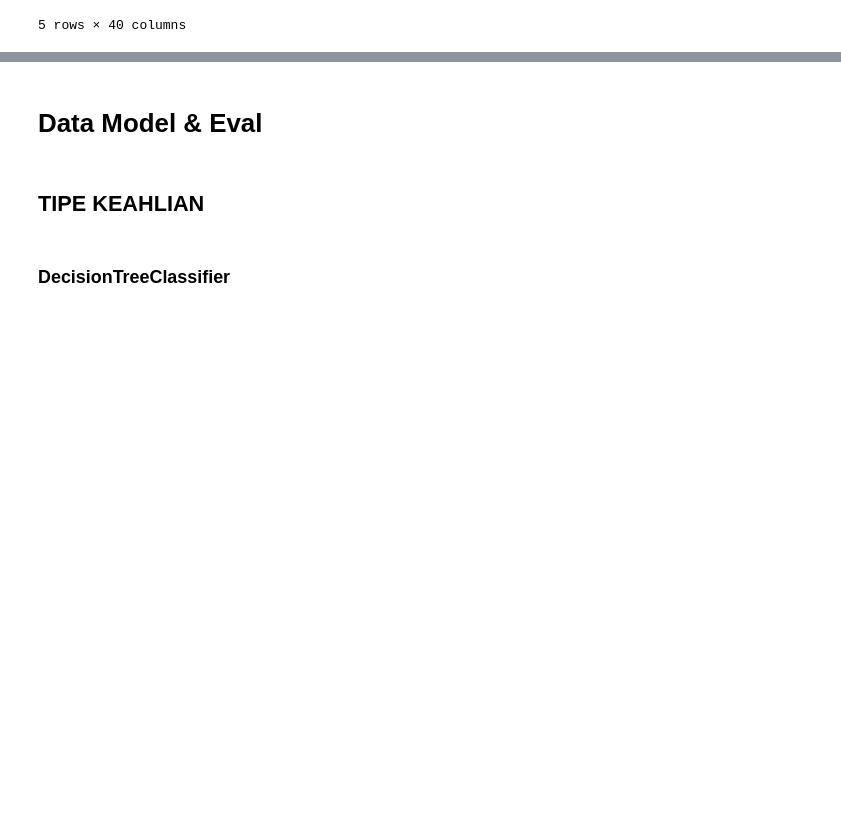
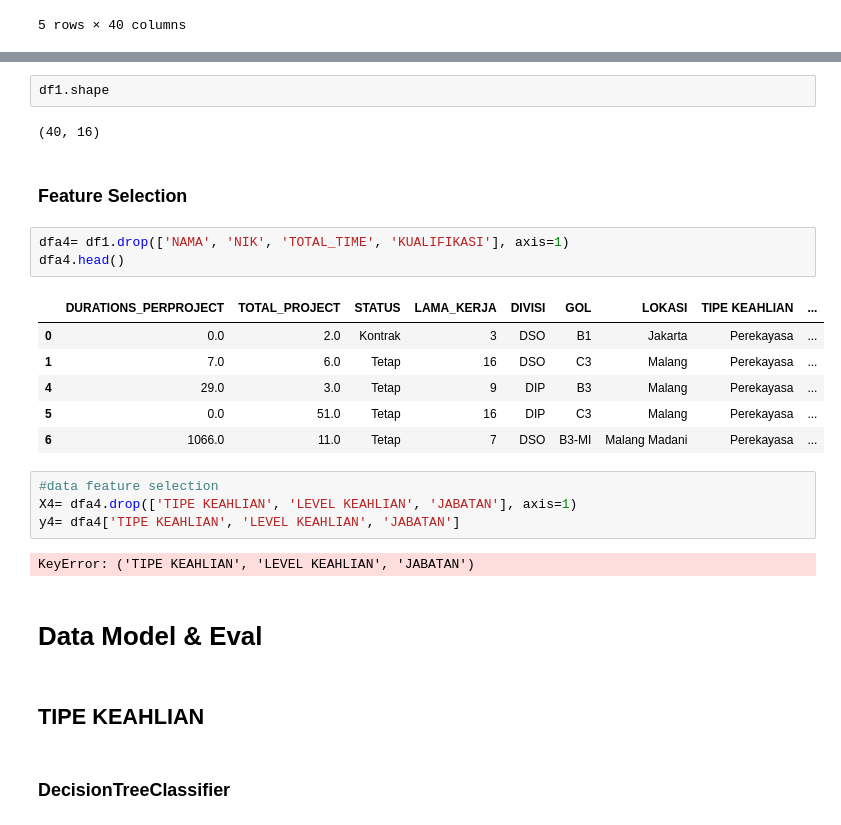
Before and after one commit to ghinamf/Data-Analyst_PKL, a Jupyter notebook: src/combData2.ipynb, the cells around one changed output, grey strips where cells are left out. Drawn from its saved outputs; the diff is of its cells as text; blank space fills up the shorter version.

```diff
--- a/src/combData2.ipynb
+++ b/src/combData2.ipynb
@@ -1125,3 +1591,25 @@ X3_train.head()
+# %%
+df1.shape
+# %% [output]
+(40, 16)
+# %% [markdown]
+### Feature Selection
+# %%
+dfa4= df1.drop(['NAMA', 'NIK', 'TOTAL_TIME', 'KUALIFIKASI'], axis=1)
+dfa4.head()
+# %% [output]
+|  | DURATIONS_PERPROJECT | TOTAL_PROJECT | STATUS | LAMA_KERJA | DIVISI | GOL | LOKASI | TIPE KEAHLIAN | ... |
+| 0 | 0.0 | 2.0 | Kontrak | 3 | DSO | B1 | Jakarta | Perekayasa | ... |
+| 1 | 7.0 | 6.0 | Tetap | 16 | DSO | C3 | Malang | Perekayasa | ... |
+| 4 | 29.0 | 3.0 | Tetap | 9 | DIP | B3 | Malang | Perekayasa | ... |
+| 5 | 0.0 | 51.0 | Tetap | 16 | DIP | C3 | Malang | Perekayasa | ... |
+| 6 | 1066.0 | 11.0 | Tetap | 7 | DSO | B3-MI | Malang Madani | Perekayasa | ... |
+# %%
+#data feature selection
+X4= dfa4.drop(['TIPE KEAHLIAN', 'LEVEL KEAHLIAN', 'JABATAN'], axis=1)
+y4= dfa4['TIPE KEAHLIAN', 'LEVEL KEAHLIAN', 'JABATAN']
+# %% [output]
+KeyError: ('TIPE KEAHLIAN', 'LEVEL KEAHLIAN', 'JABATAN')
 # %% [markdown]
 # Data Model & Eval
 # %% [markdown]
```
Also changed, not shown: parts of 132 cells of this notebook.
